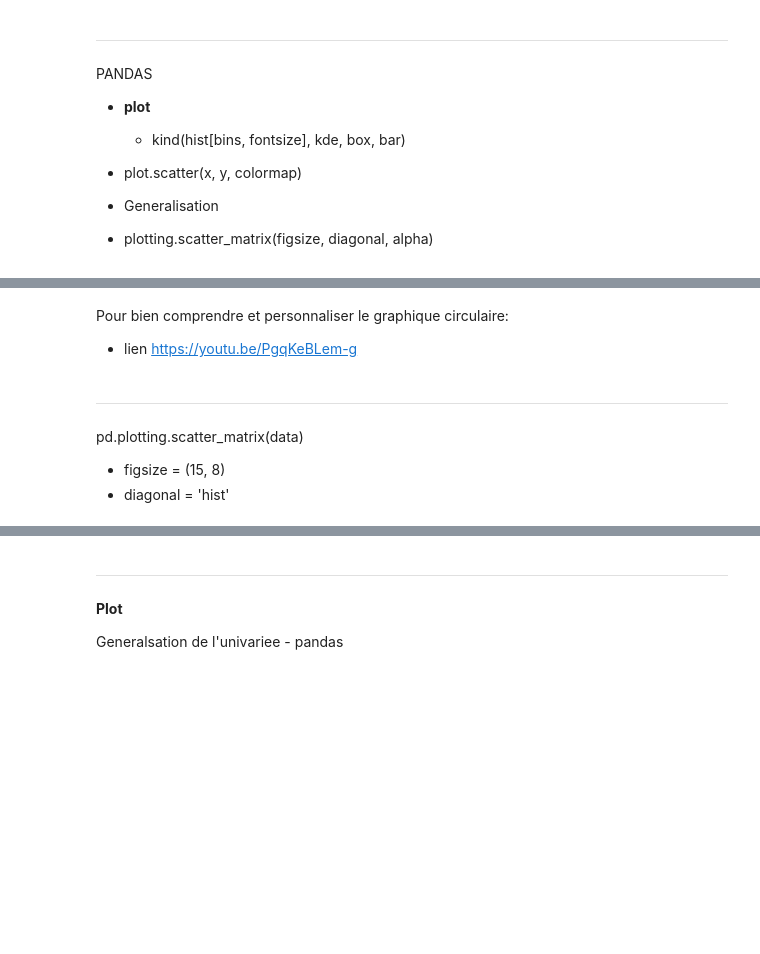
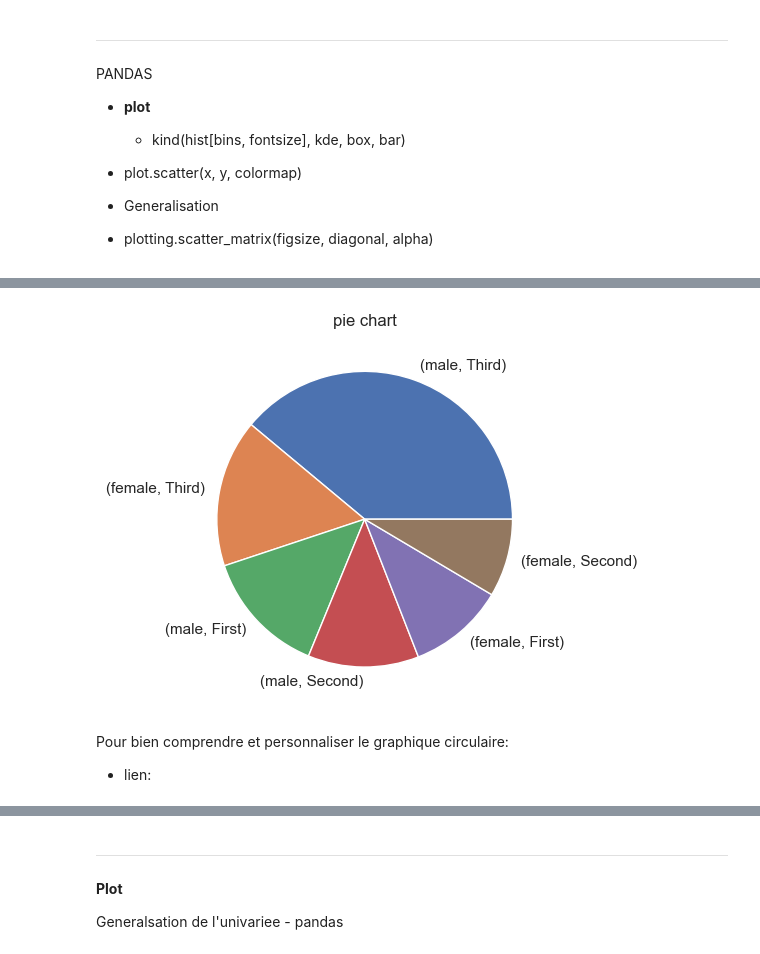
Before and after one commit to OusmanHamit/EDA, a Jupyter notebook: DATAVIZ_MATPLOTLIB_PANDAS_SEABORNVIZ.ipynb, the cells around one changed output, grey strips where cells are left out. Saved outputs shown, nothing was run; the diff lists cells and outputs as text; code cells hidden in the pictures; blank space fills up the shorter version.

Commit message:
data viz. using seaborn, matplotlib and pandas

```diff
--- a/DATAVIZ_MATPLOTLIB_PANDAS_SEABORNVIZ.ipynb
+++ b/DATAVIZ_MATPLOTLIB_PANDAS_SEABORNVIZ.ipynb
@@ -55,13 +72,10 @@ titanic['sex'].value_counts().plot(kind = 'pie', title = 'pie chart');  # titani
+# %%
+titanic[['sex', 'class']].value_counts().plot(kind = 'pie', title = 'pie chart');
+# %% [output]
+[figure, added]
 # %% [markdown]
 Pour bien comprendre et personnaliser le graphique circulaire:
-
-- lien https://youtu.be/PgqKeBLem-g
+- lien:
-# %% [markdown]
----
-pd.plotting.scatter_matrix(data)
-
-- figsize = (15, 8)
-- diagonal = 'hist'
 # %%
 pd.plotting.scatter_matrix(penguins)
 plt.show()
```
Also changed, not shown: parts of 51 cells of this notebook.
